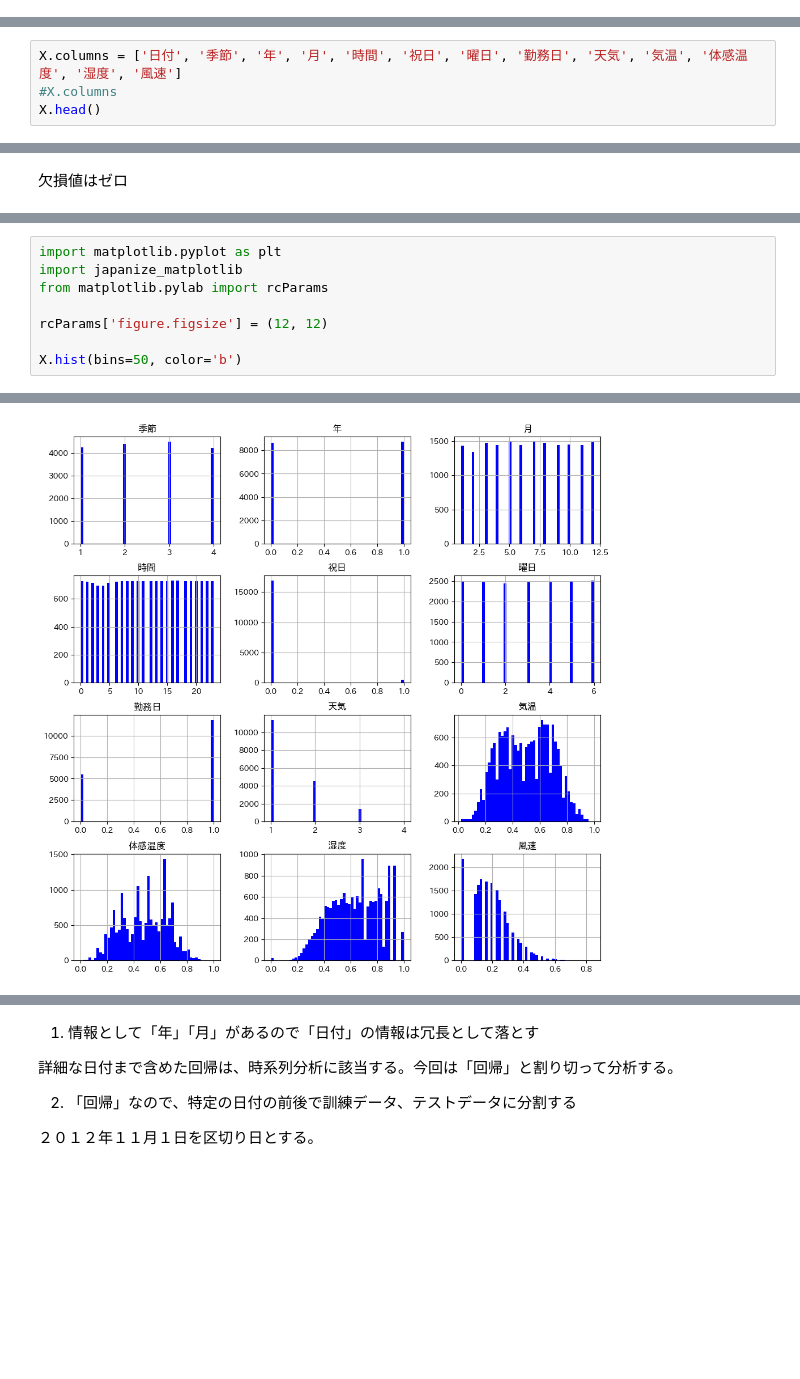
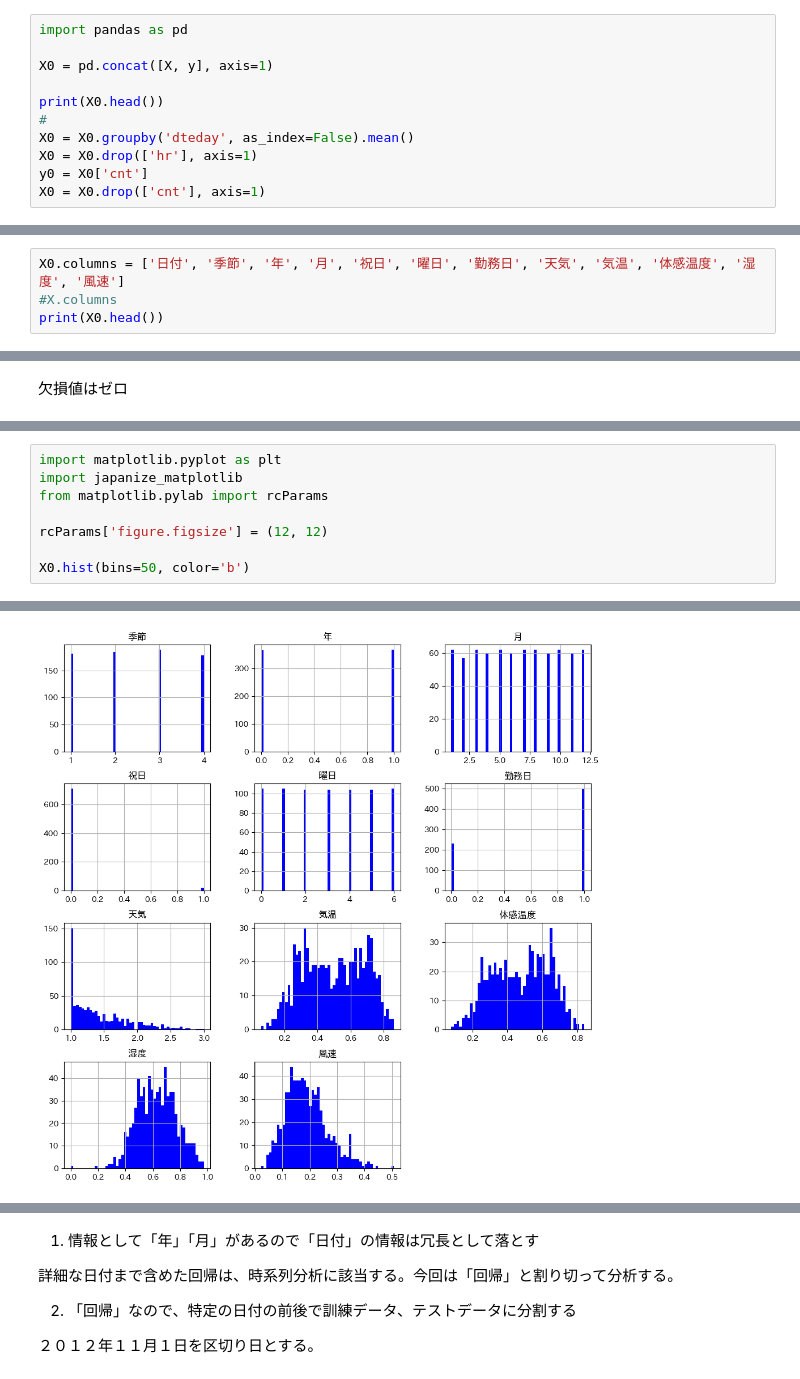
Before and after one commit to Yu5656/machine-learning_101, a Jupyter notebook: ml_11.ipynb, the cells around one changed output, grey strips where cells are left out. Drawn from its saved outputs; the diff is of its cells as text; blank space fills up the shorter version.

```diff
--- a/ml_11.ipynb
+++ b/ml_11.ipynb
@@ -61,0 +71,11 @@ display(X.tail())
+# %%
+import pandas as pd
+
+X0 = pd.concat([X, y], axis=1)
+
+print(X0.head())
+#
+X0 = X0.groupby('dteday', as_index=False).mean()
+X0 = X0.drop(['hr'], axis=1)
+y0 = X0['cnt']
+X0 = X0.drop(['cnt'], axis=1)
@@ -78,7 +112,7 @@ Name: count, Length: 731, dtype: int64
 # %% [markdown]
 「日付の扱い」も、このケーススタディのテーマの１つ
 # %%
-X.columns = ['日付', '季節', '年', '月', '時間', '祝日', '曜日', '勤務日', '天気', '気温', '体感温度', '湿度', '風速']
+X0.columns = ['日付', '季節', '年', '月', '祝日', '曜日', '勤務日', '天気', '気温', '体感温度', '湿度', '風速']
 #X.columns
-X.head()
+print(X0.head())
 # %% [output]
@@ -123,7 +163,7 @@ from matplotlib.pylab import rcParams
 
 rcParams['figure.figsize'] = (12, 12)
 
-X.hist(bins=50, color='b')
+X0.hist(bins=50, color='b')
 # %% [output]
 array([[<Axes: title={'center': '季節'}>, <Axes: title={'center': '年'}>,
         <Axes: title={'center': '月'}>],
@@ -136 +176 @@ array([[<Axes: title={'center': '季節'}>, <Axes: title={'center': '年'}>,
-[figure, old version]
+[figure, new version]
```
Also changed, not shown: parts of 23 cells of this notebook, 1 other file.
